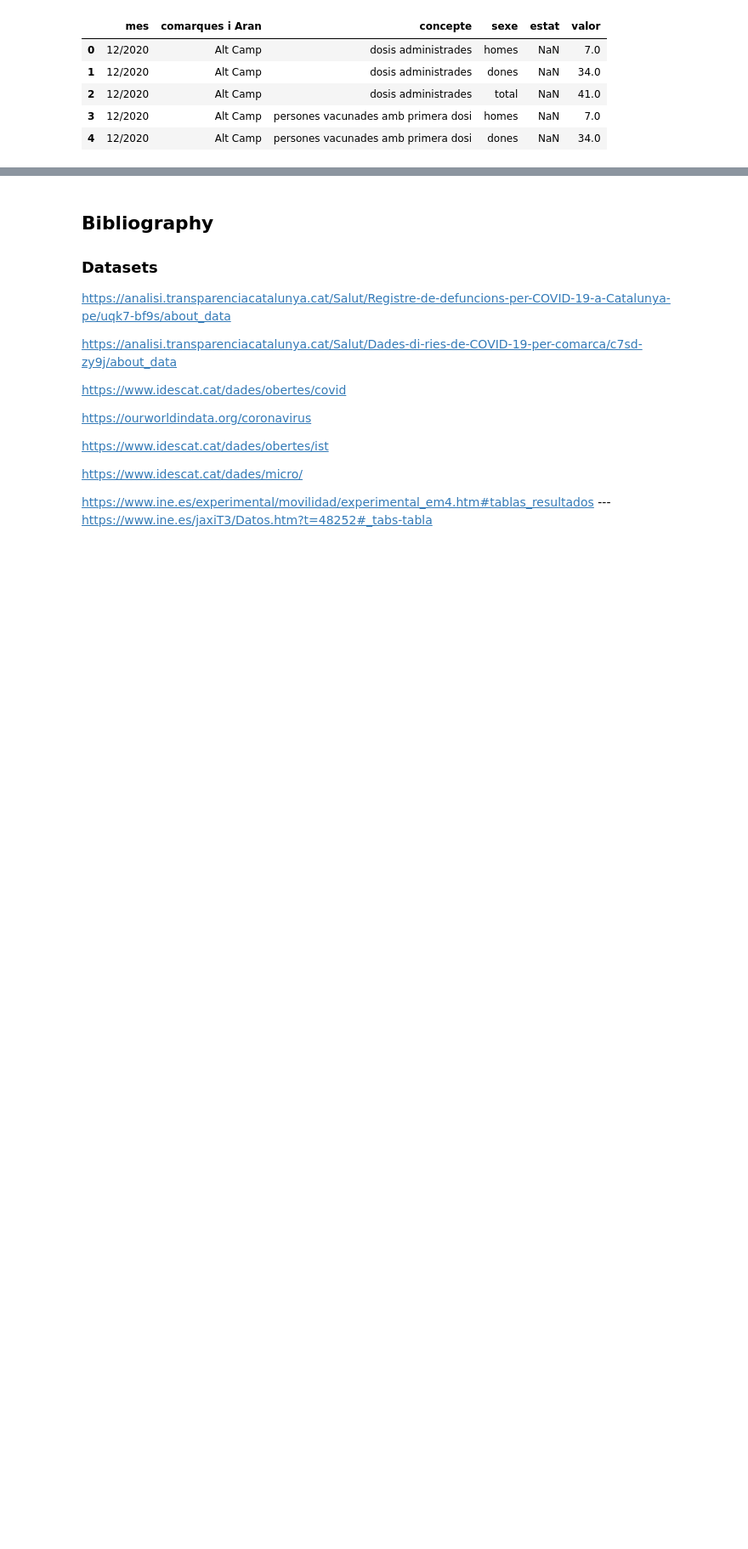
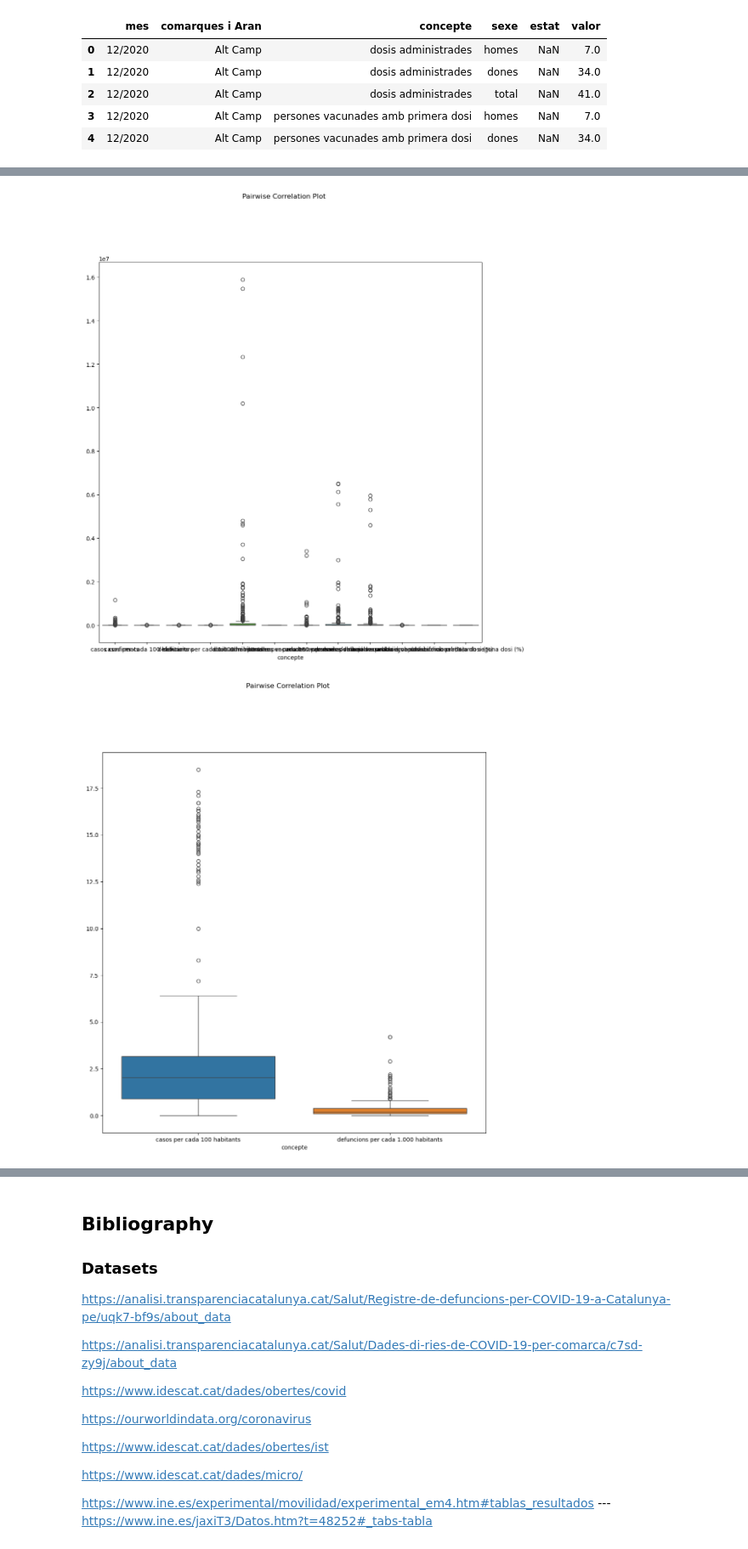
Before and after one commit to RobertTorrell/BayesCovidCat, a Jupyter notebook: BayesCodivCat_nb.ipynb, the cells around one changed output, grey strips where cells are left out. Shown at 85% size. Drawn from its saved outputs; the diff is of its cells as text; code cells hidden in the pictures; blank space fills up the shorter version.

```diff
--- a/BayesCodivCat_nb.ipynb
+++ b/BayesCodivCat_nb.ipynb
@@ -134,7 +152,6 @@ def transform_by_concepte(df, index):
     pivot_df.reset_index(inplace=True)
     return pivot_df
 
-# Function to reorder 'quarter' values
 def reorder_quarter(quarter):
     q, year = quarter.split('/')
     return f"{year}/{q}"
@@ -146,7 +163,7 @@ def reorder_quarter_df(df, index_str):
 def parse_date_to_quarter(df, index):
     df['mes'] = df['mes'].apply(lambda x: str(x.split('/')[0]) + '/T' + str(math.trunc(int(x.split('/')[1]) - 1) // 3 + 1) )
 
-    df = df.groupby(['mes', 'comarques i Aran', 'concepte', 'sexe']).agg({'valor': 'sum'}).reset_index()
+    df = df.groupby(['mes', 'comarques i Aran', 'concepte']).agg({'valor': 'mean'}).reset_index()
 
     df = transform_by_concepte(df, index)
 
@@ -154,6 +171,7 @@ def parse_date_to_quarter(df, index):
 
     return df
 # %%
+
 df_casos_comarques_trimestral_total = df_casos_comarques_trimestral.drop(columns=['estat'])[df_casos_comarques_trimestral["sexe"] == "total"]
 df_casos_municipi_trimestral_total = df_casos_municipi_trimestral.drop(columns=['estat'])[df_casos_municipi_trimestral["sexe"] == "total"]
 df_defuncions_comarques_trimestral_total = df_defuncions_comarques_trimestral.drop(columns=['estat'])[df_defuncions_comarques_trimestral["sexe"] == "total"]
@@ -179,6 +197,6 @@ merge_columns = df_vacunes_comarques_trimestral_total.columns.difference(df_coma
 
 df_comarques_trimestral_total = pd.merge(df_comarques_trimestral_total,
                                                      df_vacunes_comarques_trimestral_total,
-                                                     on=['comarques i Aran', 'trimestre'], how='left')
+                                                     on=['comarques i Aran', 'trimestre'], how='left').round(2)
 
 df_comarques_trimestral_total[merge_columns] = df_comarques_trimestral_total[merge_columns].fillna(0)
@@ -232,0 +212,57 @@ df_defuncions_comarques_trimestral_total.head()
+# %%
+
+
+numerical_columns = [
+    'casos confirmats',
+    'casos per cada 100 habitants',
+    'defuncions',
+    'defuncions per cada 1.000 habitants',
+    'dosis administrades',
+    'dosis administrades per cada 100 persones',
+    'persones vacunades amb dosi addicional',
+    'persones vacunades amb primera dosi',
+    'persones vacunades amb segona dosi',
+    'població vacunada amb dosi addicional (%)',
+    'població vacunada amb primera dosi (%)',
+    'població vacunada amb segona dosi (%)'
+]
+
+numerical_columns_rel = [
+    'casos per cada 100 habitants',
+    'defuncions per cada 1.000 habitants'
+]
+
+def do_plots_exploration():
+    plt.figure(figsize=(12, 12))
+    sns.boxplot(df_comarques_trimestral_total[numerical_columns])
+    plt.suptitle('Pairwise Correlation Plot', y=1.02)
+    plt.show()
+
+    plt.figure(figsize=(12, 12))
+    sns.boxplot(df_comarques_trimestral_total[numerical_columns_rel])
+    plt.suptitle('Pairwise Correlation Plot', y=1.02)
+    plt.show()
+
+    # Determine the number of columns for the subplot grid
+    n_cols = 4
+    n_rows = (len(numerical_columns) + n_cols - 1) // n_cols
+
+    fig, axes = plt.subplots(n_rows, n_cols, figsize=(20, 15))
+    axes = axes.flatten()
+
+    for i, col in enumerate(numerical_columns):
+        sns.histplot(df_comarques_trimestral_total[col], kde=True, ax=axes[i])
+        axes[i].set_title(f'Distribution of {col}')
+        axes[i].set_xlabel('')
+        axes[i].set_ylabel('')
+
+    for j in range(i + 1, len(axes)):
+        fig.delaxes(axes[j])
+
+    plt.tight_layout()
+    plt.show()
+
+do_plots_exploration()
+# %% [output]
+[figure, added]
+[figure, added]
```
Also changed, not shown: parts of 15 cells of this notebook.
